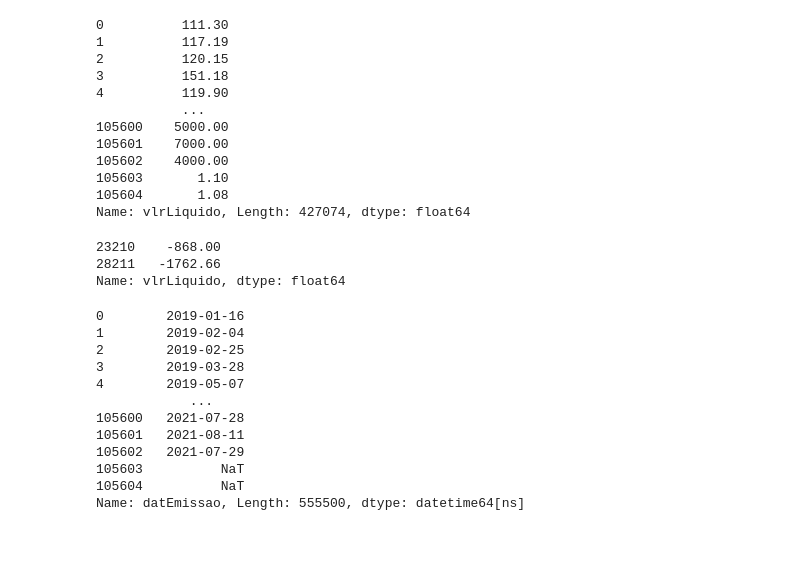
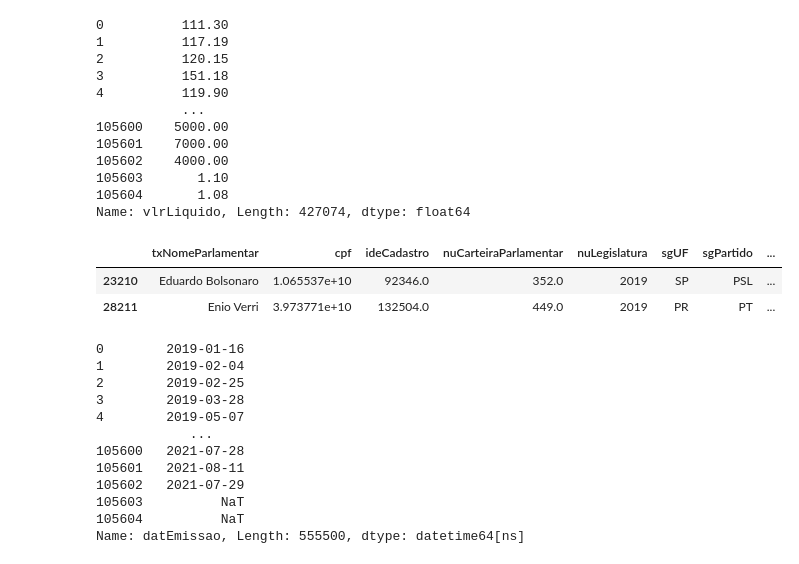
Before and after one commit to Sartorio12/Projeto_Modulo_5, a Jupyter notebook: notebook1.ipynb, the cells around one changed output. Cells and saved outputs as stored; diff of their text form; code cells hidden in the pictures.

```diff
--- a/notebook1.ipynb
+++ b/notebook1.ipynb
@@ -279,11 +289,11 @@ valores.vlrLiquido
 Name: vlrLiquido, Length: 427074, dtype: float64
 # %%
 # os dois valores negativos da coluna 'VrlLiquido'
-valores.query('vlrLiquido < 0')['vlrLiquido']
+valores.query('vlrLiquido < 0')
 # %% [output]
-23210    -868.00
-28211   -1762.66
-Name: vlrLiquido, dtype: float64
+|  | txNomeParlamentar | cpf | ideCadastro | nuCarteiraParlamentar | nuLegislatura | sgUF | sgPartido | ... |
+| 23210 | Eduardo Bolsonaro | 1.065537e+10 | 92346.0 | 352.0 | 2019 | SP | PSL | ... |
+| 28211 | Enio Verri | 3.973771e+10 | 132504.0 | 449.0 | 2019 | PR | PT | ... |
 # %%
 # Convertemos a coluna datEmissao de object para datatime e colocamos só pra mostrar o formato dia/mes/ano pq o horário é irrelevante para as consultas
 df_copia['datEmissao'] = pd.to_datetime(df_copia['datEmissao'], format = '%Y/%m/%d')
```
Also changed, not shown: parts of 13 cells of this notebook.
